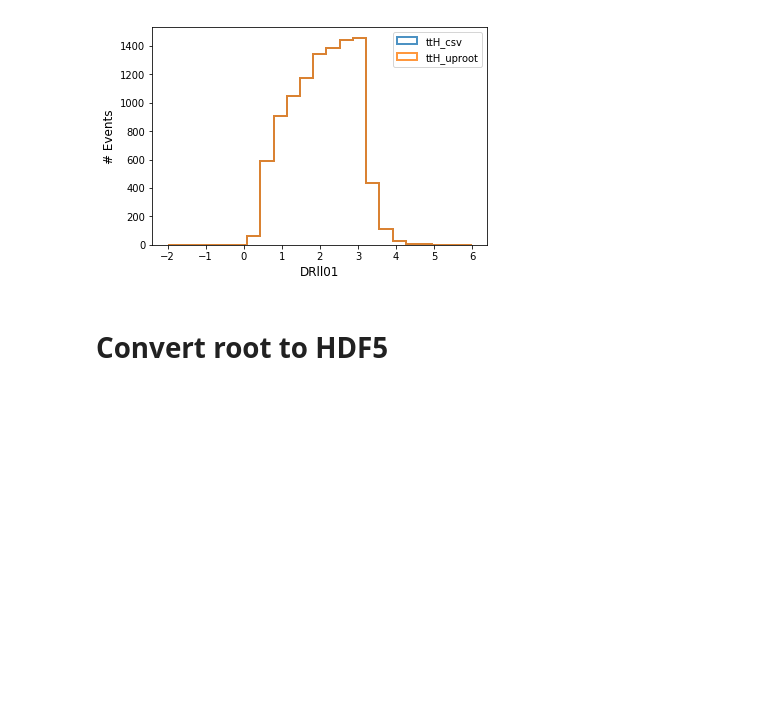
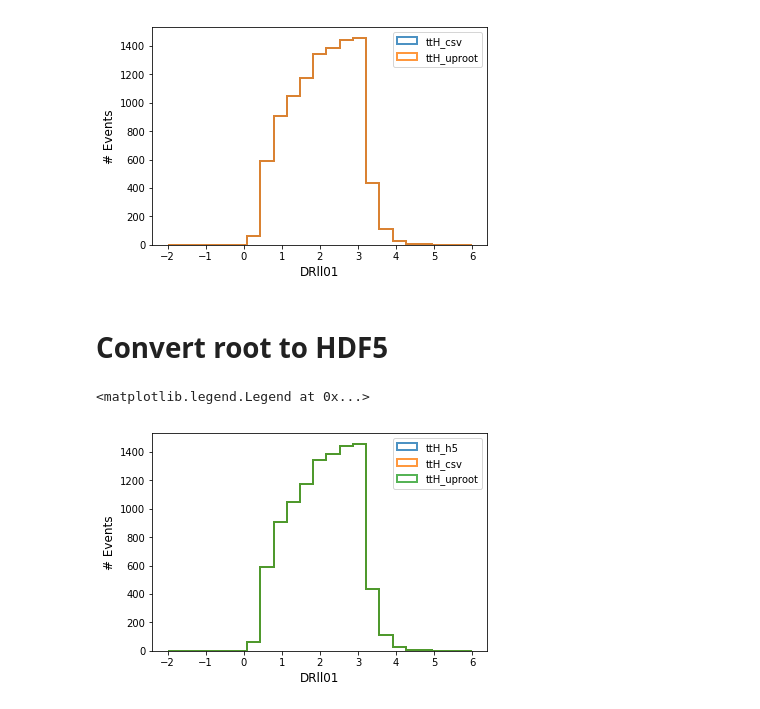
Before and after one commit to grevtsovkirill/tthml_perf, a Jupyter notebook: format_change/access_root.ipynb, the cells around one changed output. Cells and saved outputs as stored; diff of their text form; code cells hidden in the pictures; blank space fills up the shorter version.

```diff
--- a/format_change/access_root.ipynb
+++ b/format_change/access_root.ipynb
@@ -108,0 +113,26 @@ X, y = dataA[:, 1:], dataA[:, 0]
+# %%
+hd_ttH=pandas.read_hdf('ttH.h5', 'df')
+# %%
+#hd_ttH.head()
+plt.hist(hd_ttH[var], binning[var], histtype='step',
+         label=["ttH_h5"],
+         stacked=False,
+         fill=False,
+         linewidth=2, alpha=0.8)
+plt.hist(data[var], binning[var], histtype='step',
+         label=["ttH_csv"],
+         stacked=False,
+         fill=False,
+         linewidth=2, alpha=0.8)
+plt.hist(ttH_df[var], binning[var], histtype='step',
+         label=["ttH_uproot"],
+         stacked=False,
+         fill=False,
+         linewidth=2, alpha=0.8)
+plt.xlabel(var,fontsize=12)
+plt.ylabel('# Events',fontsize=12)
+#plt.yscale('log')
+plt.legend()
+# %% [output]
+<matplotlib.legend.Legend at 0x...>
+[figure, added]
```
Also changed, not shown: parts of 2 cells of this notebook.
